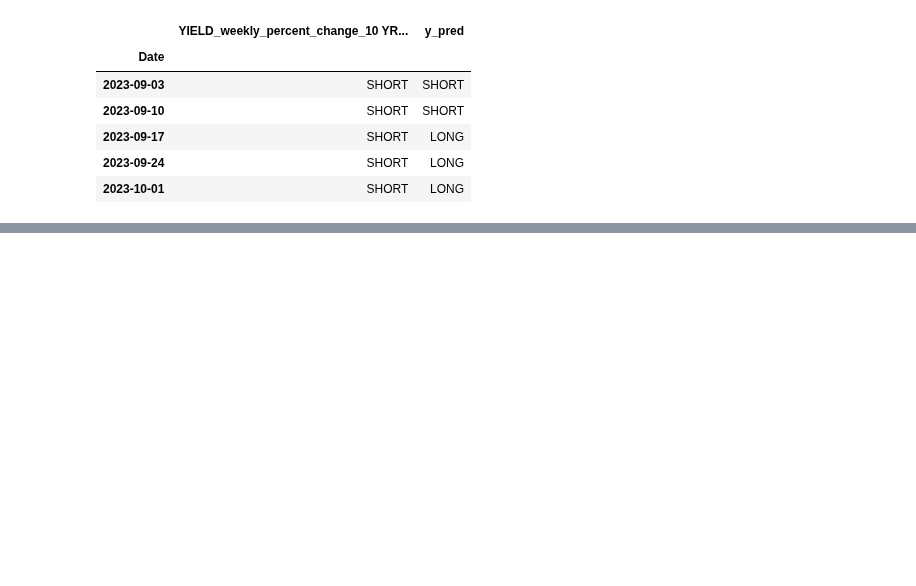
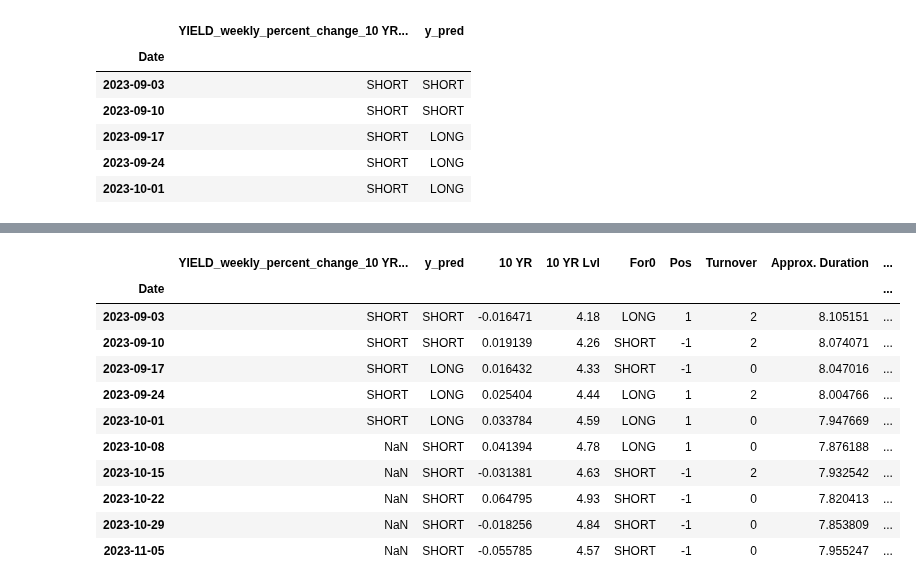
Before and after one commit to thestockman27/Fixed-Income-Dashboards, a Jupyter notebook: Model Forecast script.ipynb, the cells around one changed output, grey strips where cells are left out. Cells and saved outputs as stored; diff of their text form; code cells hidden in the pictures; blank space fills up the shorter version.

```diff
--- a/Model Forecast script.ipynb
+++ b/Model Forecast script.ipynb
@@ -141,0 +232,15 @@ perf_data.tail()
+# %%
+perf_data.tail(10)
+# %% [output]
+|  | YIELD_weekly_percent_change_10 YR... | y_pred | 10 YR | 10 YR Lvl | For0 | Pos | Turnover | Approx. Duration | ... |
+| Date |  |  |  |  |  |  |  |  | ... |
+| 2023-09-03 | SHORT | SHORT | -0.016471 | 4.18 | LONG | 1 | 2 | 8.105151 | ... |
+| 2023-09-10 | SHORT | SHORT | 0.019139 | 4.26 | SHORT | -1 | 2 | 8.074071 | ... |
+| 2023-09-17 | SHORT | LONG | 0.016432 | 4.33 | SHORT | -1 | 0 | 8.047016 | ... |
+| 2023-09-24 | SHORT | LONG | 0.025404 | 4.44 | LONG | 1 | 2 | 8.004766 | ... |
+| 2023-10-01 | SHORT | LONG | 0.033784 | 4.59 | LONG | 1 | 0 | 7.947669 | ... |
+| 2023-10-08 | NaN | SHORT | 0.041394 | 4.78 | LONG | 1 | 0 | 7.876188 | ... |
+| 2023-10-15 | NaN | SHORT | -0.031381 | 4.63 | SHORT | -1 | 2 | 7.932542 | ... |
+| 2023-10-22 | NaN | SHORT | 0.064795 | 4.93 | SHORT | -1 | 0 | 7.820413 | ... |
+| 2023-10-29 | NaN | SHORT | -0.018256 | 4.84 | SHORT | -1 | 0 | 7.853809 | ... |
+| 2023-11-05 | NaN | SHORT | -0.055785 | 4.57 | SHORT | -1 | 0 | 7.955247 | ... |
```
Also changed, not shown: parts of 11 cells of this notebook, 3 other files.
